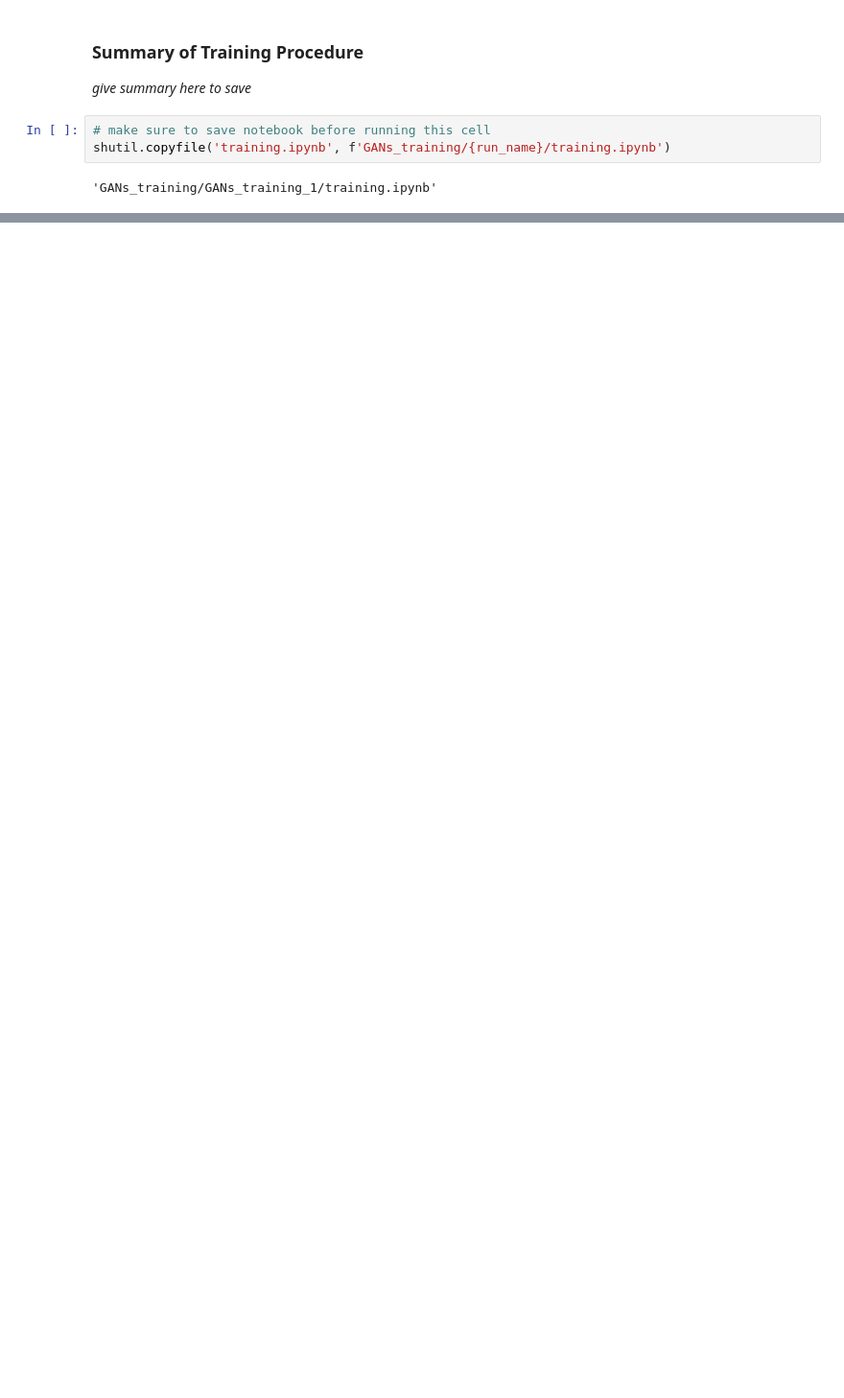
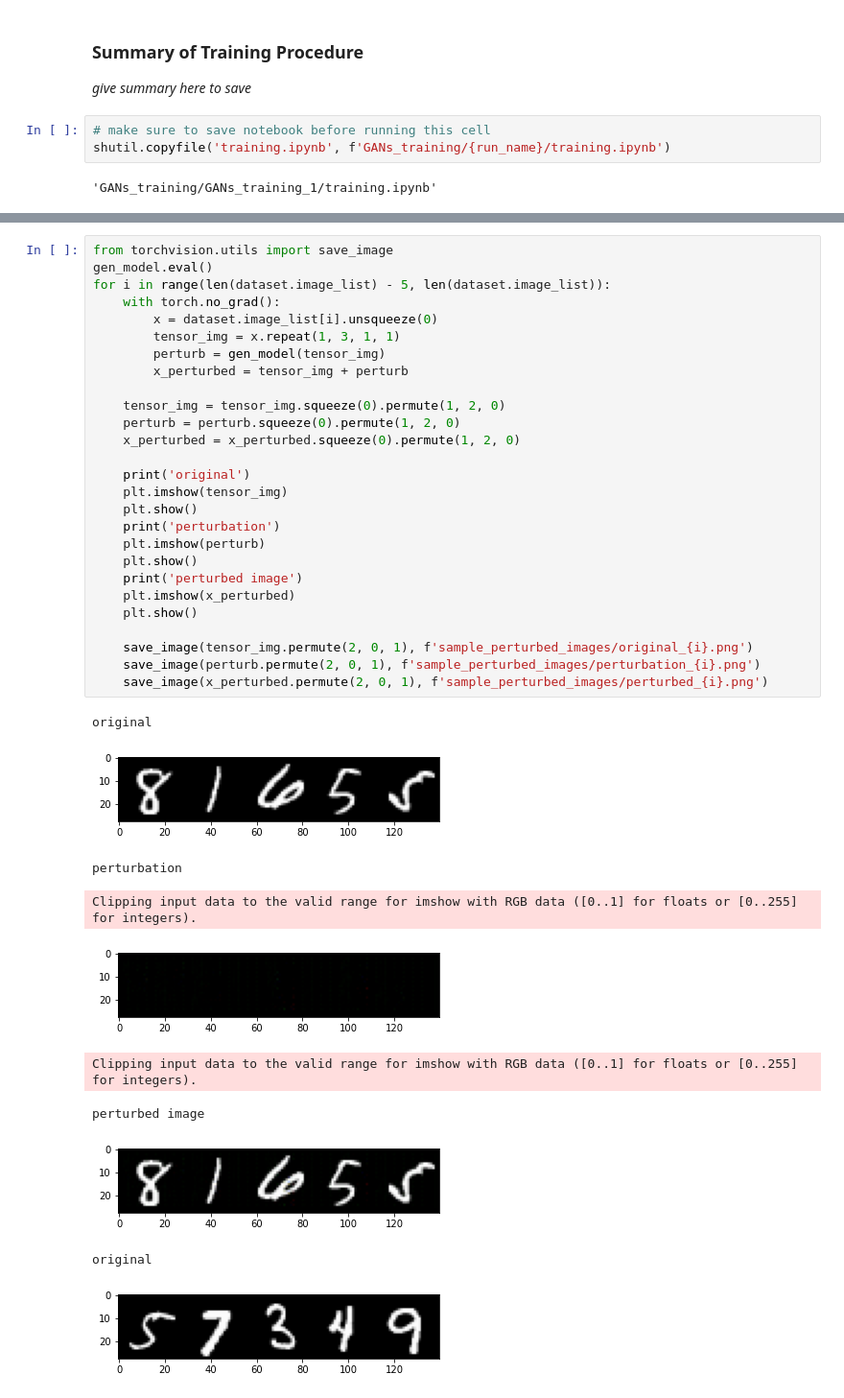
Before and after one commit to d-guo/e6998-5_final_project, a Jupyter notebook: training.ipynb, the cells around one changed output, grey strips where cells are left out. Shown: that part at 96% size. Saved outputs shown, nothing was run; the diff lists cells and outputs as text; blank space fills up the shorter version.

Commit message:
new images for 256 model

```diff
--- a/training.ipynb
+++ b/training.ipynb
@@ -372,3 +372,41 @@ original
 Clipping input data to the valid range for imshow with RGB data ([0..1] for floats or [0..255] for integers).
 perturbation
 ... (28 outputs left out)
+# %%
+from torchvision.utils import save_image
+gen_model.eval()
+for i in range(len(dataset.image_list) - 5, len(dataset.image_list)):
+    with torch.no_grad():
+        x = dataset.image_list[i].unsqueeze(0)
+        tensor_img = x.repeat(1, 3, 1, 1)
+        perturb = gen_model(tensor_img)
+        x_perturbed = tensor_img + perturb
+
+    tensor_img = tensor_img.squeeze(0).permute(1, 2, 0)
+    perturb = perturb.squeeze(0).permute(1, 2, 0)
+    x_perturbed = x_perturbed.squeeze(0).permute(1, 2, 0)
+
+    print('original')
+    plt.imshow(tensor_img)
+    plt.show()
+    print('perturbation')
+    plt.imshow(perturb)
+    plt.show()
+    print('perturbed image')
+    plt.imshow(x_perturbed)
+    plt.show()
+
+    save_image(tensor_img.permute(2, 0, 1), f'sample_perturbed_images/original_{i}.png')
+    save_image(perturb.permute(2, 0, 1), f'sample_perturbed_images/perturbation_{i}.png')
+    save_image(x_perturbed.permute(2, 0, 1), f'sample_perturbed_images/perturbed_{i}.png')
+# %% [output]
+original
+[figure, added]
+perturbation
+Clipping input data to the valid range for imshow with RGB data ([0..1] for floats or [0..255] for integers).
+[figure, added]
+Clipping input data to the valid range for imshow with RGB data ([0..1] for floats or [0..255] for integers).
+perturbed image
+[figure, added]
+original
+[figure, added]
```
Also changed, not shown: parts of 7 cells of this notebook, 25 other files.
